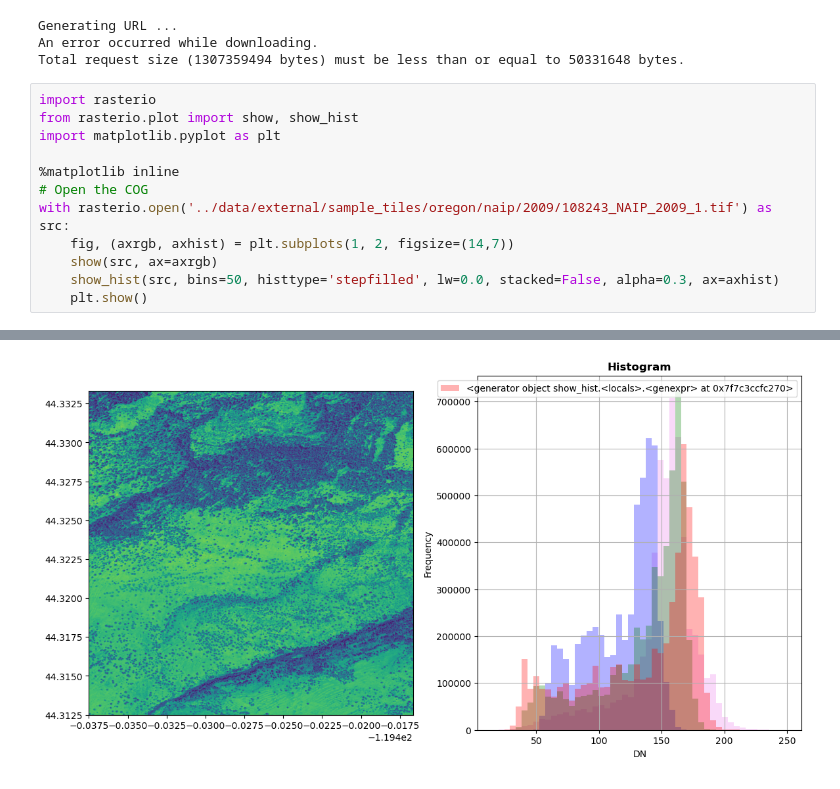
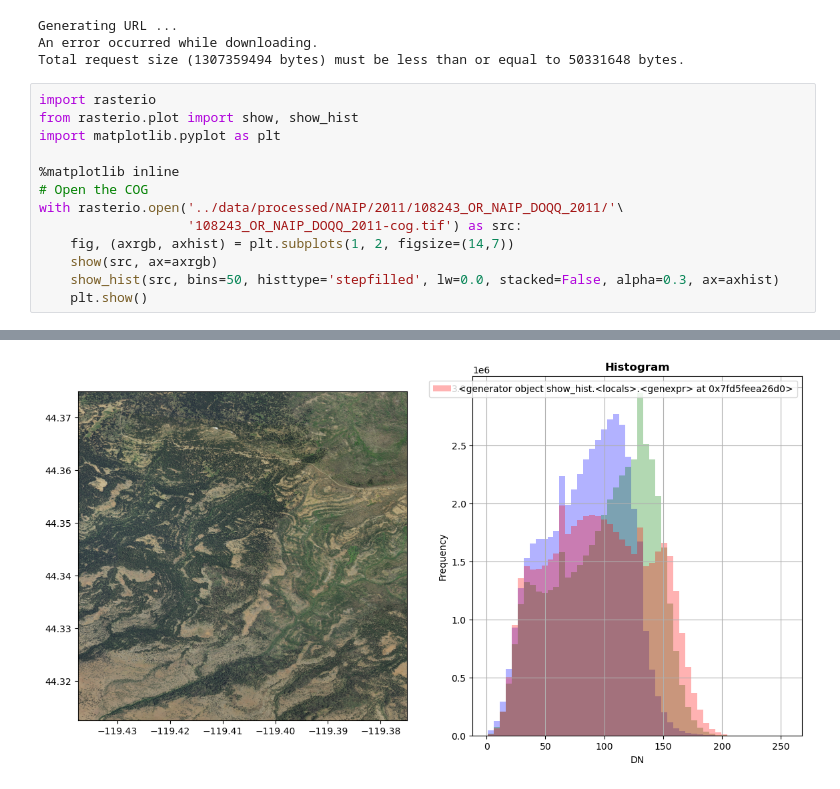
Before and after one commit to Ecotrust/forestbenchmarking, a Jupyter notebook: notebooks/geemap_test.ipynb, the cells around one changed output, grey strips where cells are left out. Saved outputs shown, nothing was run; the diff lists cells and outputs as text.

Commit message:
Plot samples

```diff
--- a/notebooks/geemap_test.ipynb
+++ b/notebooks/geemap_test.ipynb
@@ -182,7 +182,8 @@ import matplotlib.pyplot as plt
 
 %matplotlib inline
 # Open the COG
-with rasterio.open('../data/external/sample_tiles/oregon/naip/2009/108243_NAIP_2009_1.tif') as src:
+with rasterio.open('../data/processed/NAIP/2011/108243_OR_NAIP_DOQQ_2011/'\
+                   '108243_OR_NAIP_DOQQ_2011-cog.tif') as src:
     fig, (axrgb, axhist) = plt.subplots(1, 2, figsize=(14,7))
     show(src, ax=axrgb)
     show_hist(src, bins=50, histtype='stepfilled', lw=0.0, stacked=False, alpha=0.3, ax=axhist)
@@ -192 +192 @@ Warning 1: TIFFReadDirectory:Sum of Photometric type-related color channels and
-[figure, old version]
+[figure, new version]
```
Also changed, not shown: parts of 8 cells of this notebook.
